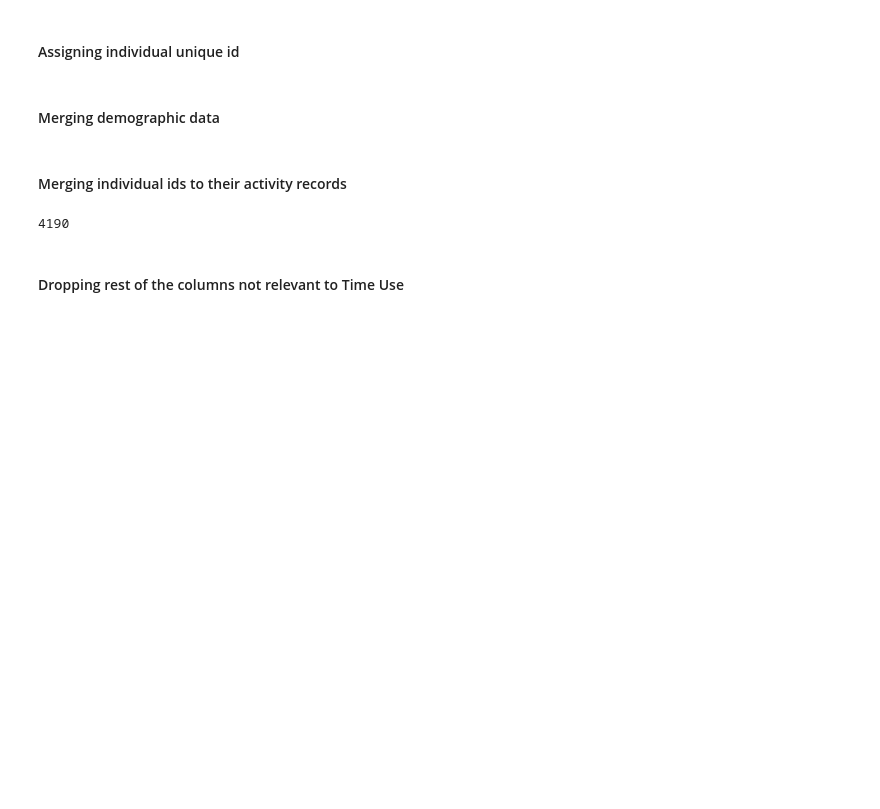
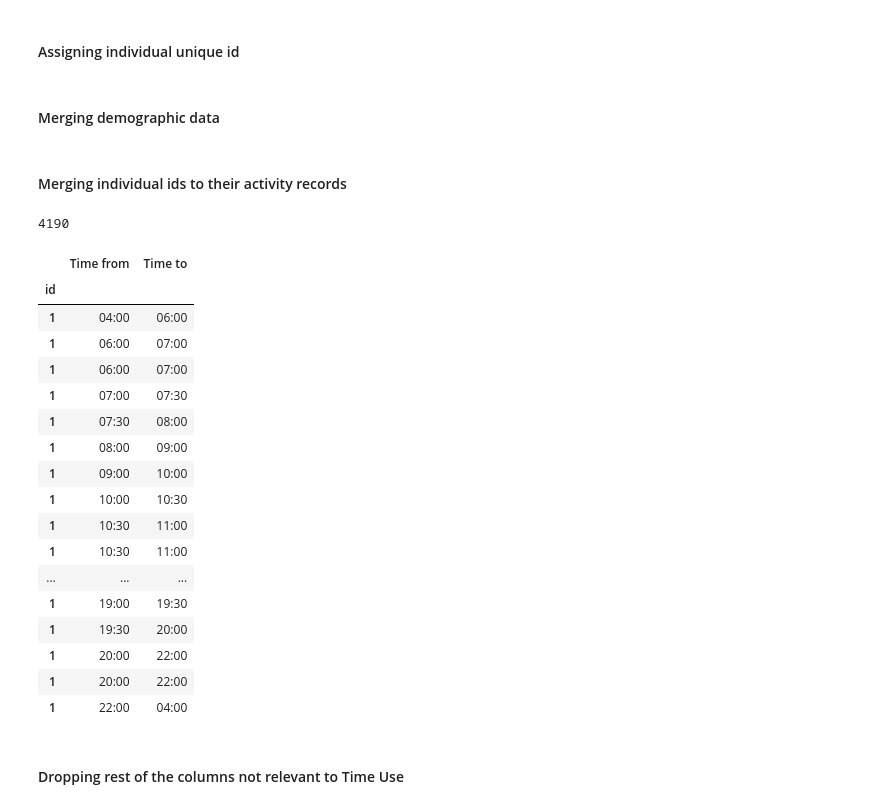
Before and after one commit to rjsayani/TUS_india, a Jupyter notebook: Rural_time_use_analysis_MH_v9.ipynb, the cells around one changed output. Cells and saved outputs as stored; diff of their text form; code cells hidden in the pictures; blank space fills up the shorter version.

```diff
--- a/Rural_time_use_analysis_MH_v9.ipynb
+++ b/Rural_time_use_analysis_MH_v9.ipynb
@@ -78,6 +79,27 @@ TUS_full = pd.merge(dfTUS5, TUS_merged, left_index=True, right_index = True)
 TUS_full.index.nunique()
 # %% [output]
 4190
+# %%
+TUS_full.loc[TUS_full.index == 1, ["Time from", "Time to"]]
+# %% [output]
+|  | Time from | Time to |
+| id |  |  |
+| 1 | 04:00 | 06:00 |
+| 1 | 06:00 | 07:00 |
+| 1 | 06:00 | 07:00 |
+| 1 | 07:00 | 07:30 |
+| 1 | 07:30 | 08:00 |
+| 1 | 08:00 | 09:00 |
+| 1 | 09:00 | 10:00 |
+| 1 | 10:00 | 10:30 |
+| 1 | 10:30 | 11:00 |
+| 1 | 10:30 | 11:00 |
+| ... | ... | ... |
+| 1 | 19:00 | 19:30 |
+| 1 | 19:30 | 20:00 |
+| 1 | 20:00 | 22:00 |
+| 1 | 20:00 | 22:00 |
+| 1 | 22:00 | 04:00 |
 # %% [markdown]
 #### Dropping rest of the columns not relevant to Time Use
 # %%
```
Also changed, not shown: parts of 20 cells of this notebook.
